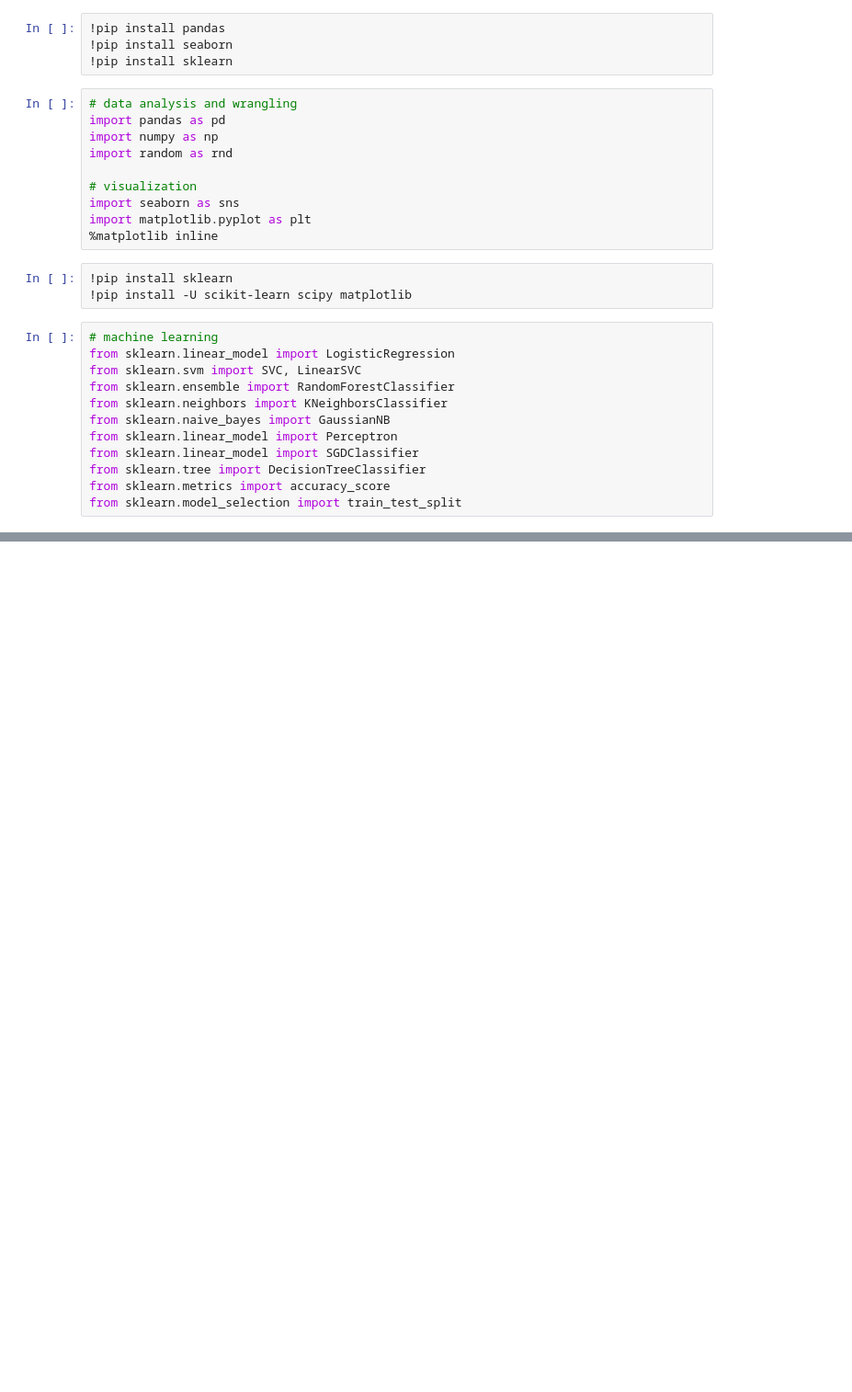
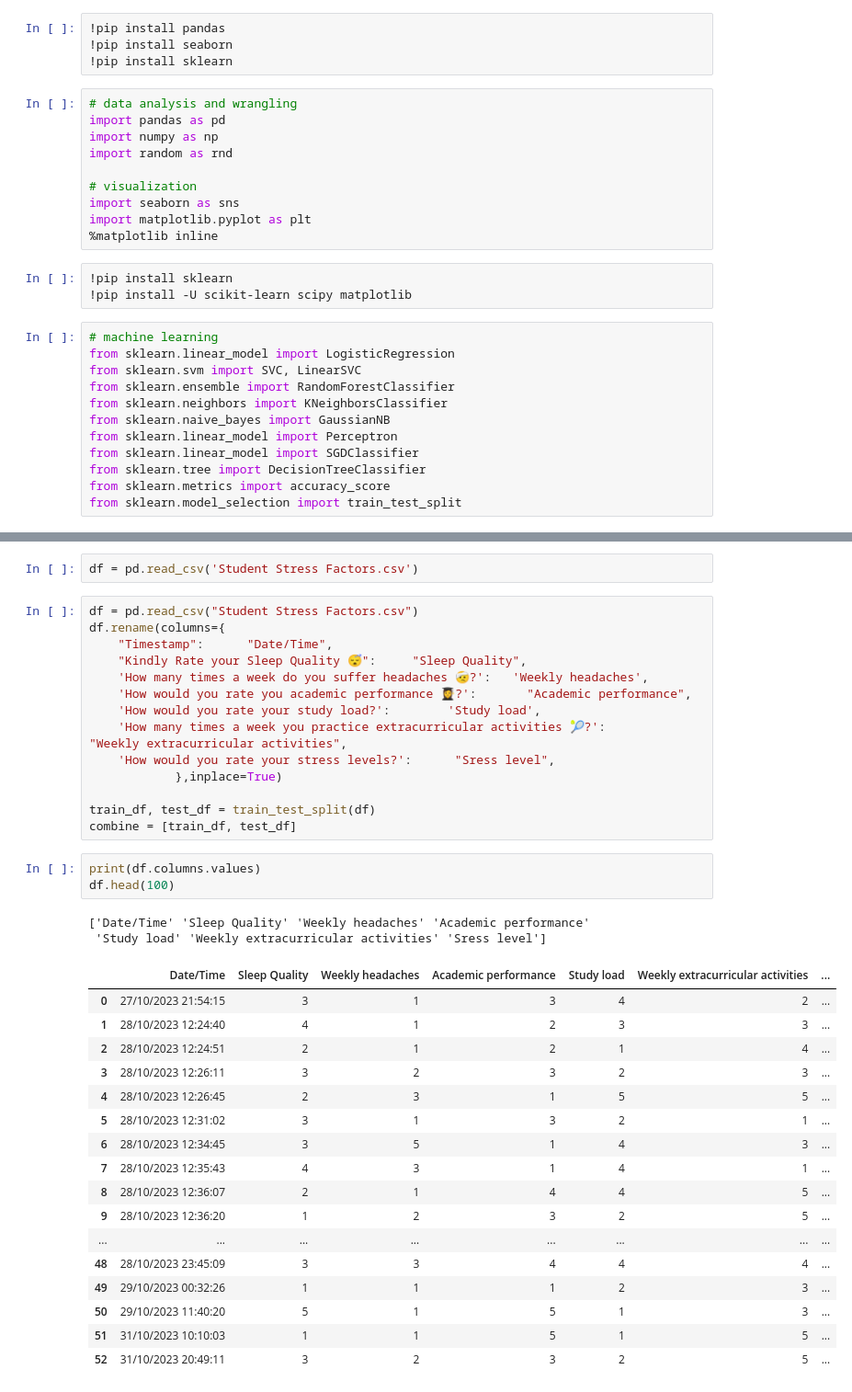
Before and after one commit to Davidino05/eserciziphyton, a Jupyter notebook: progetto_machine_learning/Student Stress Factors.ipynb, the cells around one changed output, grey strips where cells are left out. Shown: that part at 92% size. Saved outputs shown, nothing was run; the diff lists cells and outputs as text; blank space fills up the shorter version.

Commit message:
Student Sress Prova2

```diff
--- a/progetto_machine_learning/Student Stress Factors.ipynb
+++ b/progetto_machine_learning/Student Stress Factors.ipynb
@@ -55,0 +59,39 @@ train_df.head(20)
+# %%
+df = pd.read_csv('Student Stress Factors.csv')
+# %%
+df = pd.read_csv("Student Stress Factors.csv")
+df.rename(columns={
+    "Timestamp":      "Date/Time",
+    "Kindly Rate your Sleep Quality 😴":     "Sleep Quality",
+    'How many times a week do you suffer headaches 🤕?':   'Weekly headaches',
+    'How would you rate you academic performance 👩‍🎓?':       "Academic performance",
+    'How would you rate your study load?':        'Study load',
+    'How many times a week you practice extracurricular activities 🎾?':        "Weekly extracurricular activities",
+    'How would you rate your stress levels?':      "Sress level",
+            },inplace=True)
+
+train_df, test_df = train_test_split(df)
+combine = [train_df, test_df]
+# %%
+print(df.columns.values)
+df.head(100)
+# %% [output]
+['Date/Time' 'Sleep Quality' 'Weekly headaches' 'Academic performance'
+ 'Study load' 'Weekly extracurricular activities' 'Sress level']
+|  | Date/Time | Sleep Quality | Weekly headaches | Academic performance | Study load | Weekly extracurricular activities | ... |
+| 0 | 27/10/2023 21:54:15 | 3 | 1 | 3 | 4 | 2 | ... |
+| 1 | 28/10/2023 12:24:40 | 4 | 1 | 2 | 3 | 3 | ... |
+| 2 | 28/10/2023 12:24:51 | 2 | 1 | 2 | 1 | 4 | ... |
+| 3 | 28/10/2023 12:26:11 | 3 | 2 | 3 | 2 | 3 | ... |
+| 4 | 28/10/2023 12:26:45 | 2 | 3 | 1 | 5 | 5 | ... |
+| 5 | 28/10/2023 12:31:02 | 3 | 1 | 3 | 2 | 1 | ... |
+| 6 | 28/10/2023 12:34:45 | 3 | 5 | 1 | 4 | 3 | ... |
+| 7 | 28/10/2023 12:35:43 | 4 | 3 | 1 | 4 | 1 | ... |
+| 8 | 28/10/2023 12:36:07 | 2 | 1 | 4 | 4 | 5 | ... |
+| 9 | 28/10/2023 12:36:20 | 1 | 2 | 3 | 2 | 5 | ... |
+| ... | ... | ... | ... | ... | ... | ... | ... |
+| 48 | 28/10/2023 23:45:09 | 3 | 3 | 4 | 4 | 4 | ... |
+| 49 | 29/10/2023 00:32:26 | 1 | 1 | 1 | 2 | 3 | ... |
+| 50 | 29/10/2023 11:40:20 | 5 | 1 | 5 | 1 | 3 | ... |
+| 51 | 31/10/2023 10:10:03 | 1 | 1 | 5 | 1 | 5 | ... |
+| 52 | 31/10/2023 20:49:11 | 3 | 2 | 3 | 2 | 5 | ... |
```
Also changed, not shown: parts of 8 cells of this notebook, 1 other file.
